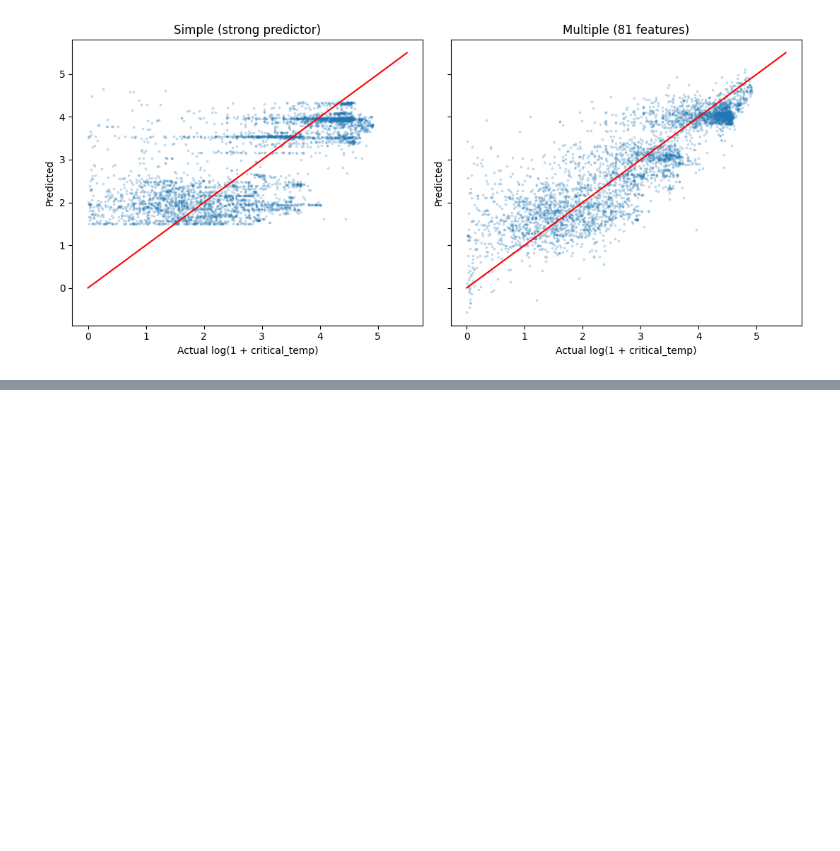
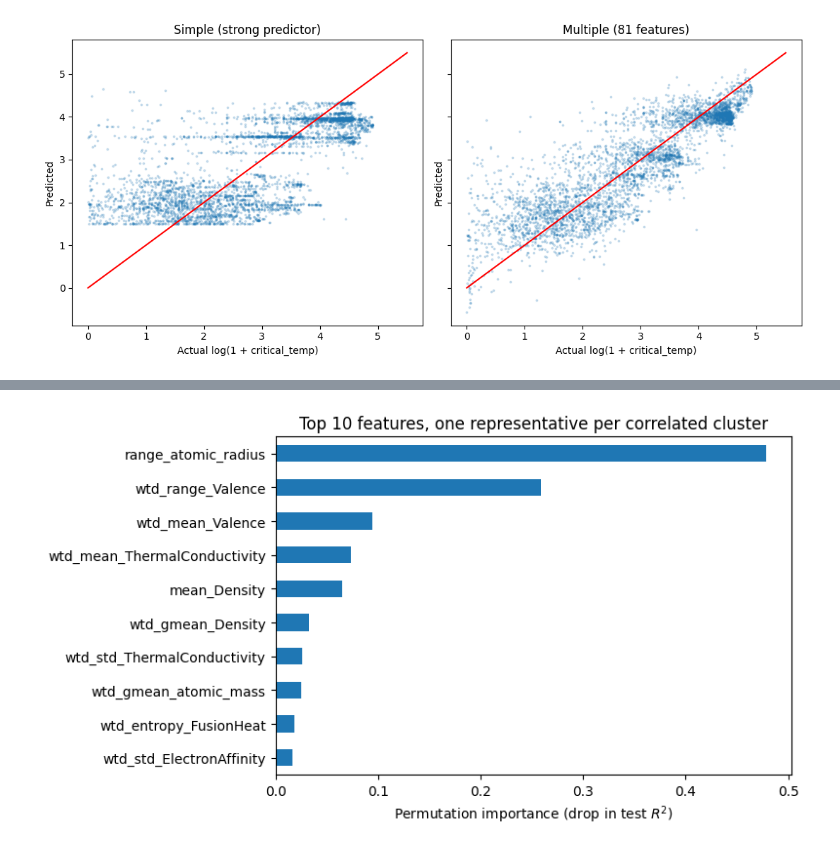
Before and after one commit to SimenGud/ML-Oblig-1, a Jupyter notebook: ML-Oblig1.ipynb, the cells around one changed output, grey strips where cells are left out. Saved outputs shown, nothing was run; the diff lists cells and outputs as text; code cells hidden in the pictures; blank space fills up the shorter version.

```diff
--- a/ML-Oblig1.ipynb
+++ b/ML-Oblig1.ipynb
@@ -363,0 +406,22 @@ plt.show()
+# %%
+from scipy.cluster.hierarchy import linkage, fcluster
+from scipy.spatial.distance import squareform
+
+dist = 1 - fc.abs().values # fc = feature correlation matrix from Q1.2.3
+np.fill_diagonal(dist, 0)
+link = linkage(squareform(dist, checks=False), method="complete")
+imp["cluster"] = pd.Series(fcluster(link, t=0.1, criterion="distance"), index=fc.columns)
+print("clusters:", imp["cluster"].nunique(), "from", len(ALL), "features")
+
+reps = imp.groupby("cluster")["abs_corr"].idxmax().tolist() # one representative per cluster
+rf2 = RandomForestRegressor(n_estimators=200, n_jobs=-1, random_state=42).fit(X_tr[reps], y_tr)
+print(f"RF, {len(reps)} representatives: R2 test = {rf2.score(X_te[reps], y_te):.4f}")
+
+perm2 = permutation_importance(rf2, X_te[reps], y_te, n_repeats=5, random_state=42, n_jobs=-1)
+final = pd.Series(perm2.importances_mean, index=reps).sort_values(ascending=False)
+TOP10 = final.head(10).index.tolist()
+
+print("\nFinal top 10 (permutation importance, one feature per cluster):")
+for f in TOP10:
+    others = [m for m in imp.index[imp["cluster"] == imp.loc[f, "cluster"]] if m != f]
+    print(f"  {f}: {final[f]:.4f}   stands for: {others}")
@@ -363,0 +443,10 @@ plt.show()
+# %%
+plt.figure(figsize=(8, 4.5))
+final.head(10).iloc[::-1].plot.barh()
+plt.xlabel("Permutation importance (drop in test $R^2$)")
+plt.title("Top 10 features, one representative per correlated cluster")
+plt.tight_layout()
+plt.savefig("figures/q21_importance.pdf", bbox_inches="tight")
+plt.show()
+# %% [output]
+[figure, added]
```
Also changed, not shown: parts of 3 cells of this notebook.
